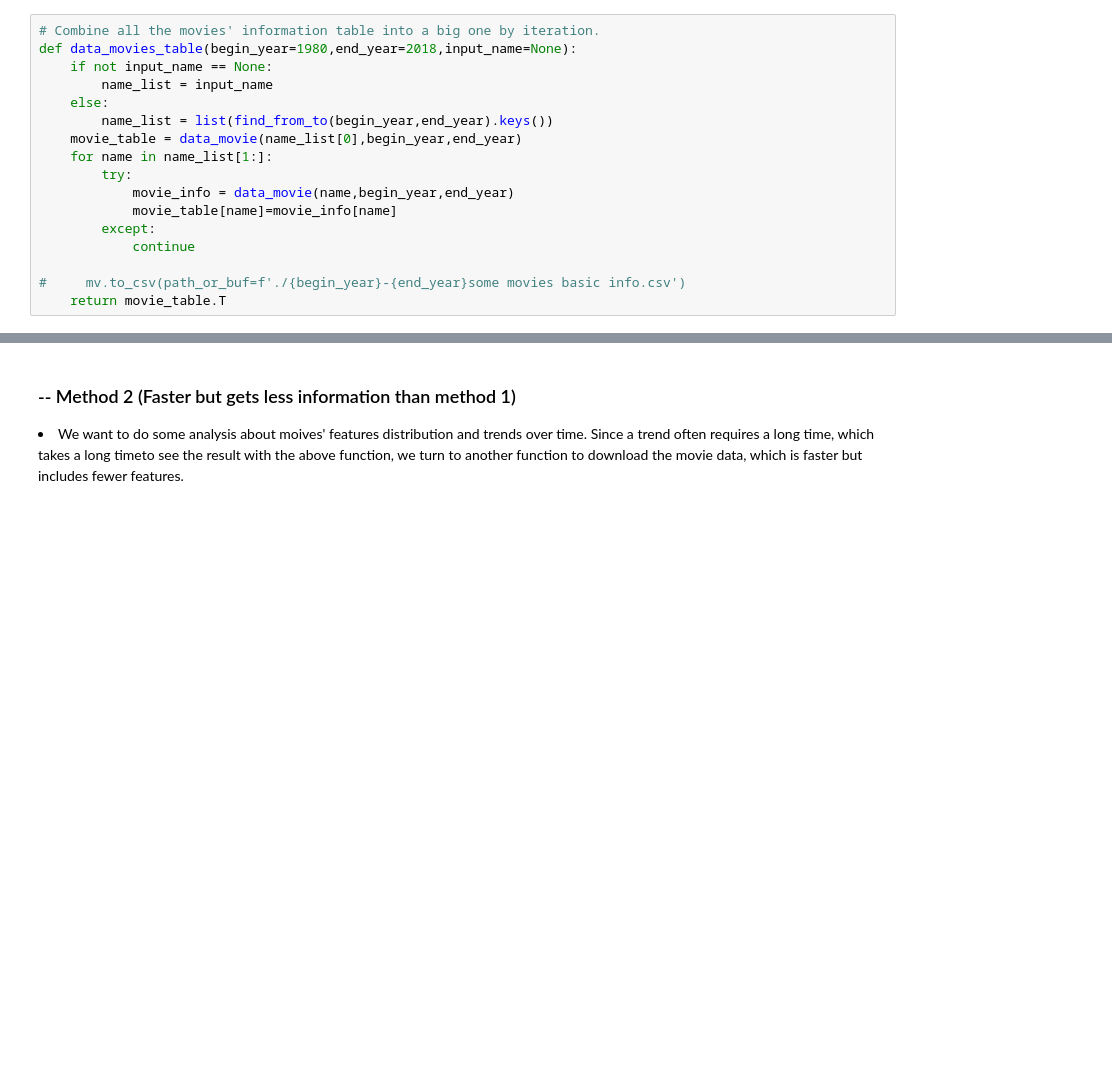
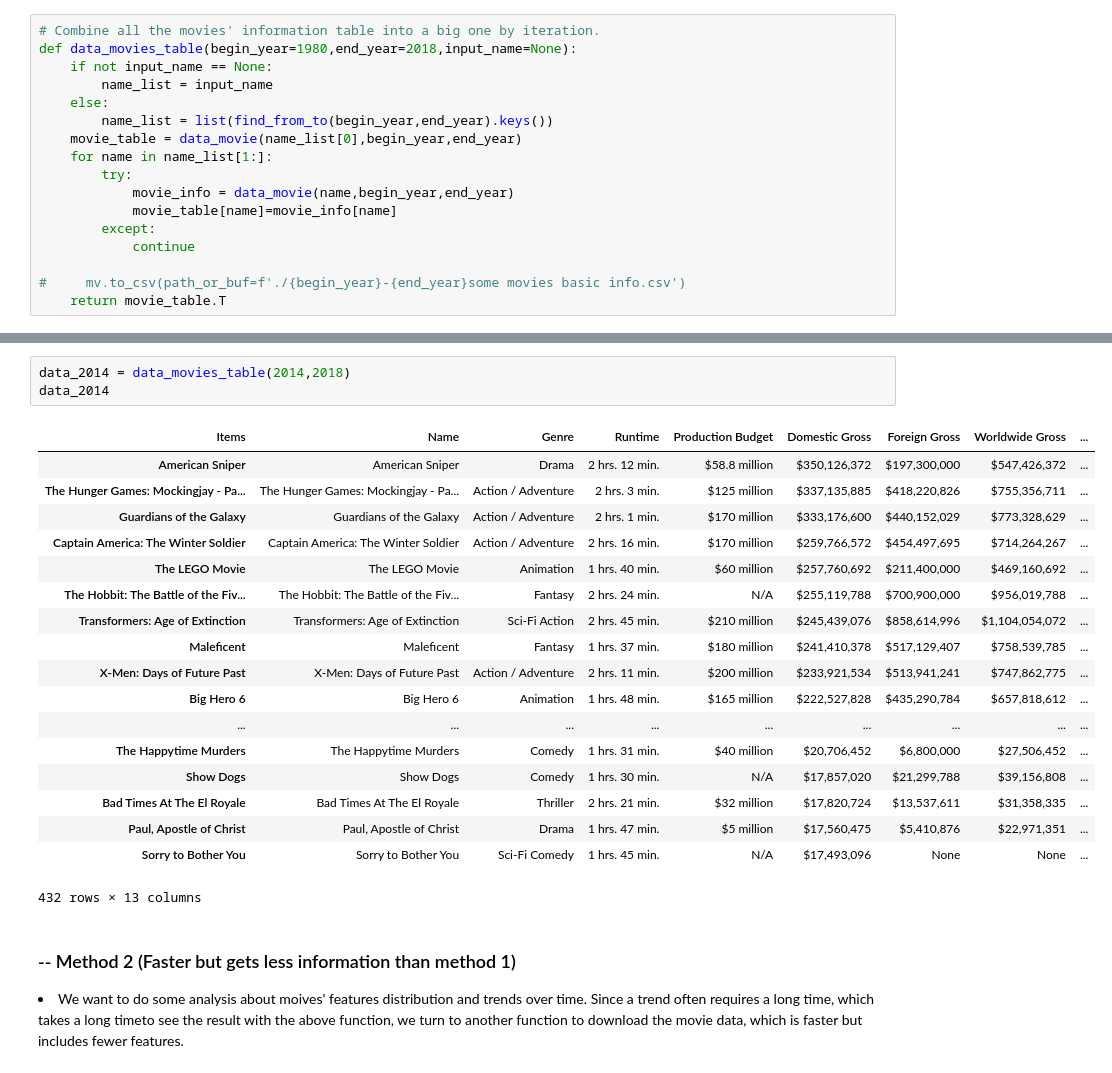
Before and after one commit to yz3432/TFA, a Jupyter notebook: project.ipynb, the cells around one changed output, grey strips where cells are left out. Saved outputs shown, nothing was run; the diff lists cells and outputs as text; blank space fills up the shorter version.

```diff
--- a/project.ipynb
+++ b/project.ipynb
@@ -266,3 +266,25 @@ data_2018
+# %%
+data_2014 = data_movies_table(2014,2018)
+data_2014
+# %% [output]
+| Items | Name | Genre | Runtime | Production Budget | Domestic Gross | Foreign Gross | Worldwide Gross | ... |
+| American Sniper | American Sniper | Drama | 2 hrs. 12 min. | $58.8 million | $350,126,372 | $197,300,000 | $547,426,372 | ... |
+| The Hunger Games: Mockingjay - Pa... | The Hunger Games: Mockingjay - Pa... | Action / Adventure | 2 hrs. 3 min. | $125 million | $337,135,885 | $418,220,826 | $755,356,711 | ... |
+| Guardians of the Galaxy | Guardians of the Galaxy | Action / Adventure | 2 hrs. 1 min. | $170 million | $333,176,600 | $440,152,029 | $773,328,629 | ... |
+| Captain America: The Winter Soldier | Captain America: The Winter Soldier | Action / Adventure | 2 hrs. 16 min. | $170 million | $259,766,572 | $454,497,695 | $714,264,267 | ... |
+| The LEGO Movie | The LEGO Movie | Animation | 1 hrs. 40 min. | $60 million | $257,760,692 | $211,400,000 | $469,160,692 | ... |
+| The Hobbit: The Battle of the Fiv... | The Hobbit: The Battle of the Fiv... | Fantasy | 2 hrs. 24 min. | N/A | $255,119,788 | $700,900,000 | $956,019,788 | ... |
+| Transformers: Age of Extinction | Transformers: Age of Extinction | Sci-Fi Action | 2 hrs. 45 min. | $210 million | $245,439,076 | $858,614,996 | $1,104,054,072 | ... |
+| Maleficent | Maleficent | Fantasy | 1 hrs. 37 min. | $180 million | $241,410,378 | $517,129,407 | $758,539,785 | ... |
+| X-Men: Days of Future Past | X-Men: Days of Future Past | Action / Adventure | 2 hrs. 11 min. | $200 million | $233,921,534 | $513,941,241 | $747,862,775 | ... |
+| Big Hero 6 | Big Hero 6 | Animation | 1 hrs. 48 min. | $165 million | $222,527,828 | $435,290,784 | $657,818,612 | ... |
+| ... | ... | ... | ... | ... | ... | ... | ... | ... |
+| The Happytime Murders | The Happytime Murders | Comedy | 1 hrs. 31 min. | $40 million | $20,706,452 | $6,800,000 | $27,506,452 | ... |
+| Show Dogs | Show Dogs | Comedy | 1 hrs. 30 min. | N/A | $17,857,020 | $21,299,788 | $39,156,808 | ... |
+| Bad Times At The El Royale | Bad Times At The El Royale | Thriller | 2 hrs. 21 min. | $32 million | $17,820,724 | $13,537,611 | $31,358,335 | ... |
+| Paul, Apostle of Christ | Paul, Apostle of Christ | Drama | 1 hrs. 47 min. | $5 million | $17,560,475 | $5,410,876 | $22,971,351 | ... |
+| Sorry to Bother You | Sorry to Bother You | Sci-Fi Comedy | 1 hrs. 45 min. | N/A | $17,493,096 | None | None | ... |
+432 rows × 13 columns
 # %% [markdown]
 <h3>-- Method 2 (Faster but gets less information than method 1)</h3>
     <li>We want to do some analysis about moives' features distribution and trends over time. Since a trend often requires a long time, which takes a long timeto see the result with the above function, we turn to another function to download the movie data, which is faster but includes fewer features.</li>
```
Also changed, not shown: parts of 6 cells of this notebook.
